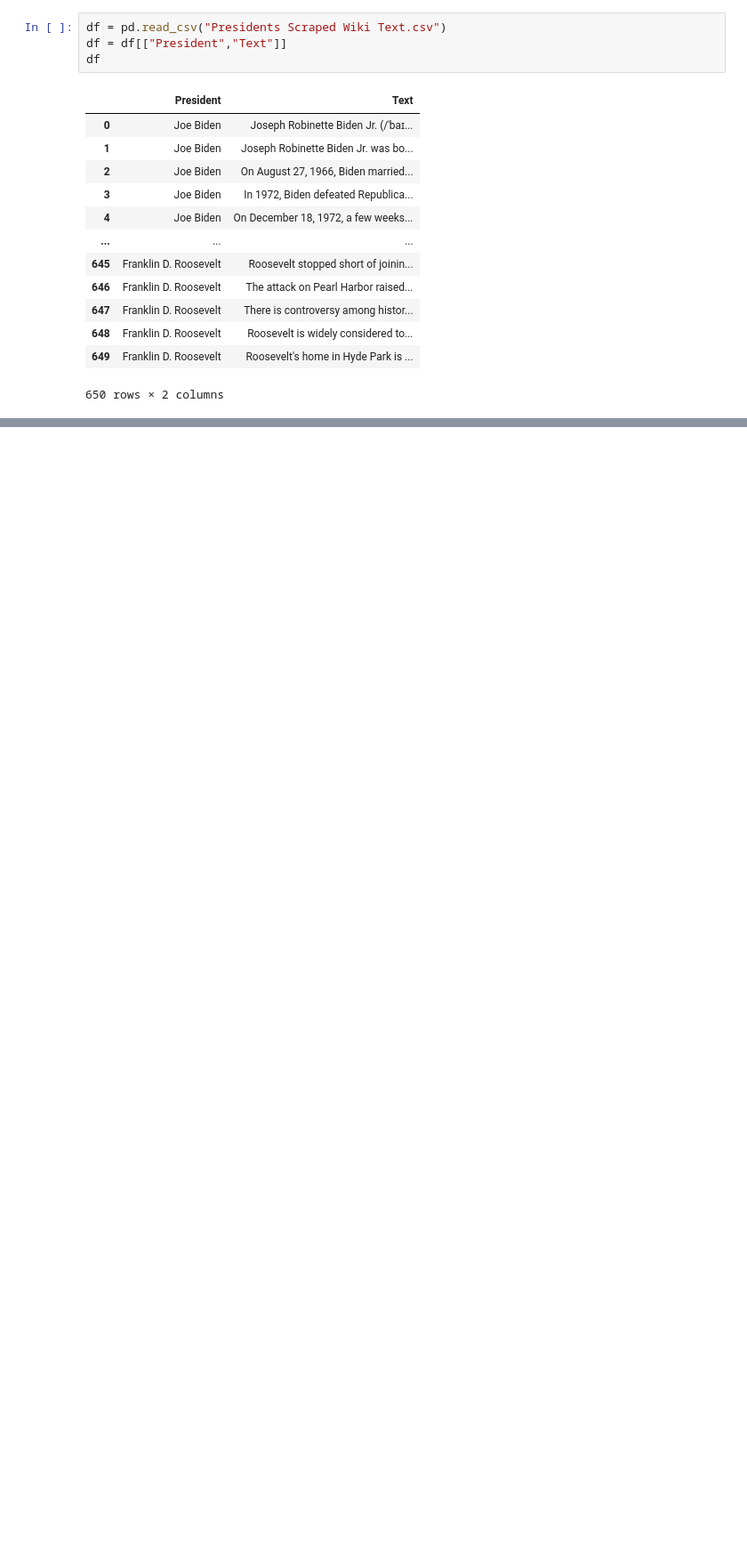
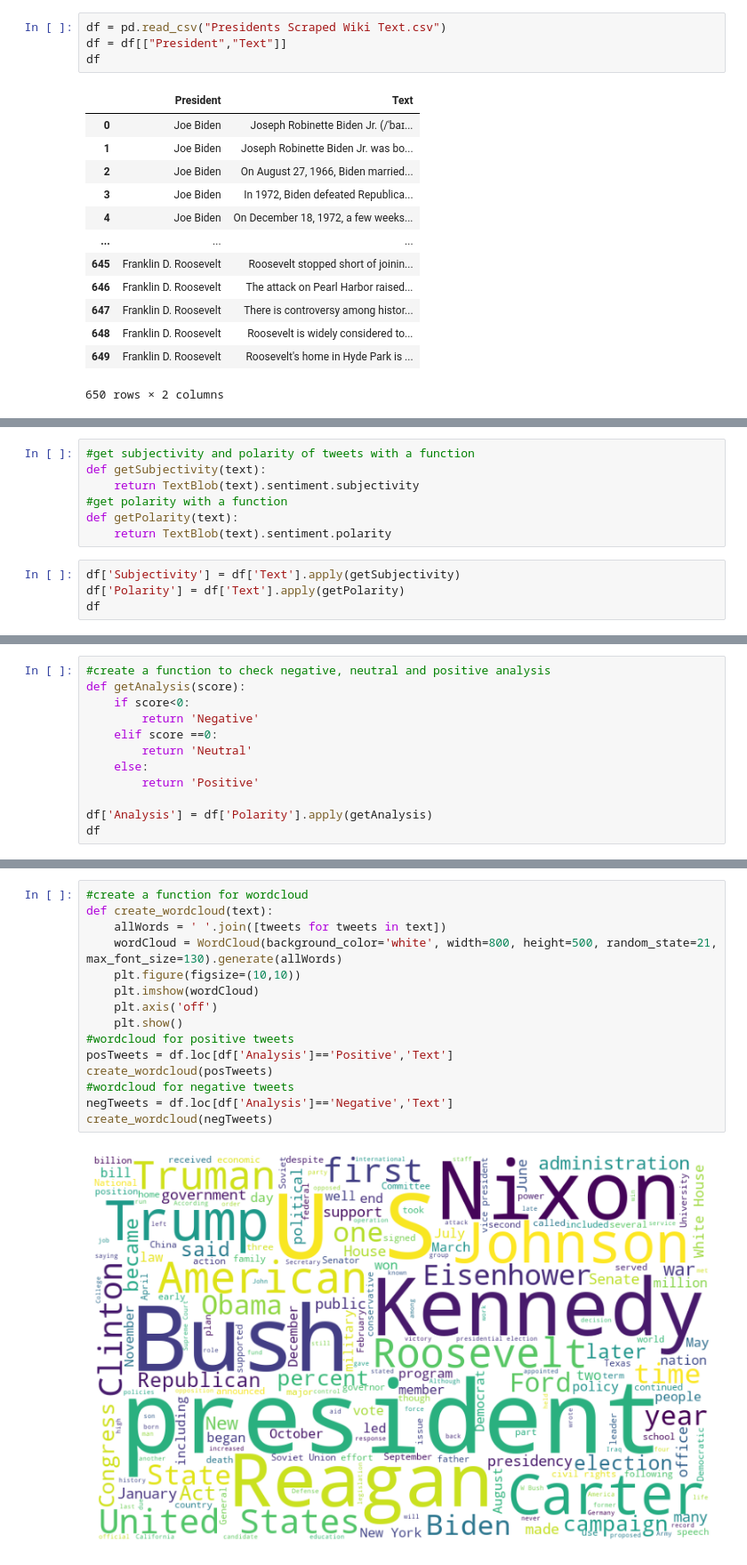
Before and after one commit to jjoycehu/pred-box-office, a Jupyter notebook: Sam's Sentiment Analysis/sentiment-analysis-sam.ipynb, the cells around one changed output, grey strips where cells are left out. Shown: that part at 89% size. Saved outputs shown, nothing was run; the diff lists cells and outputs as text; blank space fills up the shorter version.

Commit message:
Completed Sentiment Analysis

```diff
--- a/Sam's Sentiment Analysis/sentiment-analysis-sam.ipynb
+++ b/Sam's Sentiment Analysis/sentiment-analysis-sam.ipynb
@@ -58,0 +30,11 @@ for i in df:
+# %%
+#get subjectivity and polarity of tweets with a function
+def getSubjectivity(text):
+    return TextBlob(text).sentiment.subjectivity
+#get polarity with a function
+def getPolarity(text):
+    return TextBlob(text).sentiment.polarity
+# %%
+df['Subjectivity'] = df['Text'].apply(getSubjectivity)
+df['Polarity'] = df['Text'].apply(getPolarity)
+df
@@ -58,0 +55,12 @@ for i in df:
+# %%
+#create a function to check negative, neutral and positive analysis
+def getAnalysis(score):
+    if score<0:
+        return 'Negative'
+    elif score ==0:
+        return 'Neutral'
+    else:
+        return 'Positive'
+
+df['Analysis'] = df['Polarity'].apply(getAnalysis)
+df
@@ -58,0 +114,17 @@ for i in df:
+# %%
+#create a function for wordcloud
+def create_wordcloud(text):
+    allWords = ' '.join([tweets for tweets in text])
+    wordCloud = WordCloud(background_color='white', width=800, height=500, random_state=21, max_font_size=130).generate(allWords)
+    plt.figure(figsize=(10,10))
+    plt.imshow(wordCloud)
+    plt.axis('off')
+    plt.show()
+#wordcloud for positive tweets
+posTweets = df.loc[df['Analysis']=='Positive','Text']
+create_wordcloud(posTweets)
+#wordcloud for negative tweets
+negTweets = df.loc[df['Analysis']=='Negative','Text']
+create_wordcloud(negTweets)
+# %% [output]
+[figure, added]
```
Also changed, not shown: parts of 7 cells of this notebook, 1 other file.
